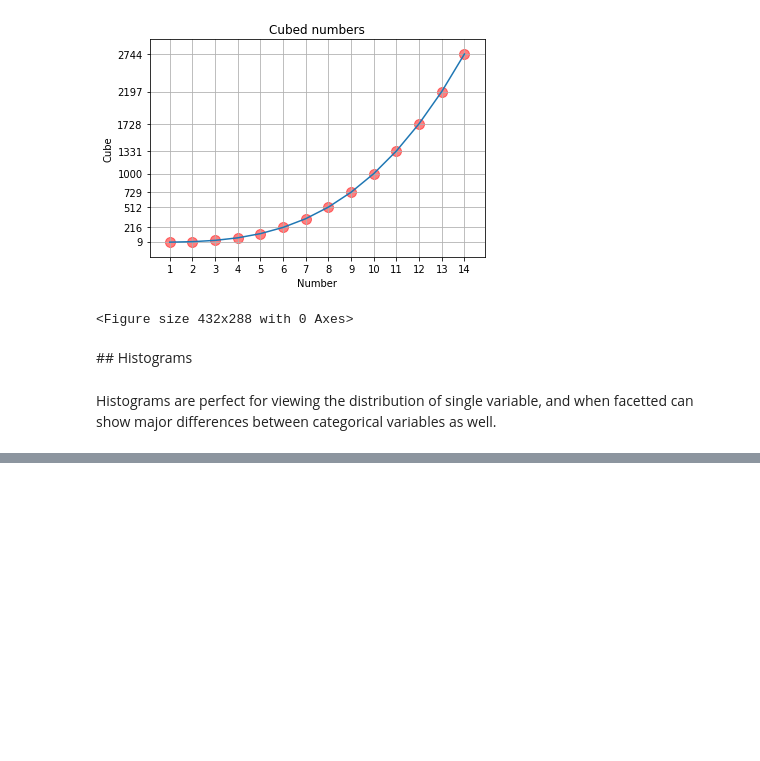
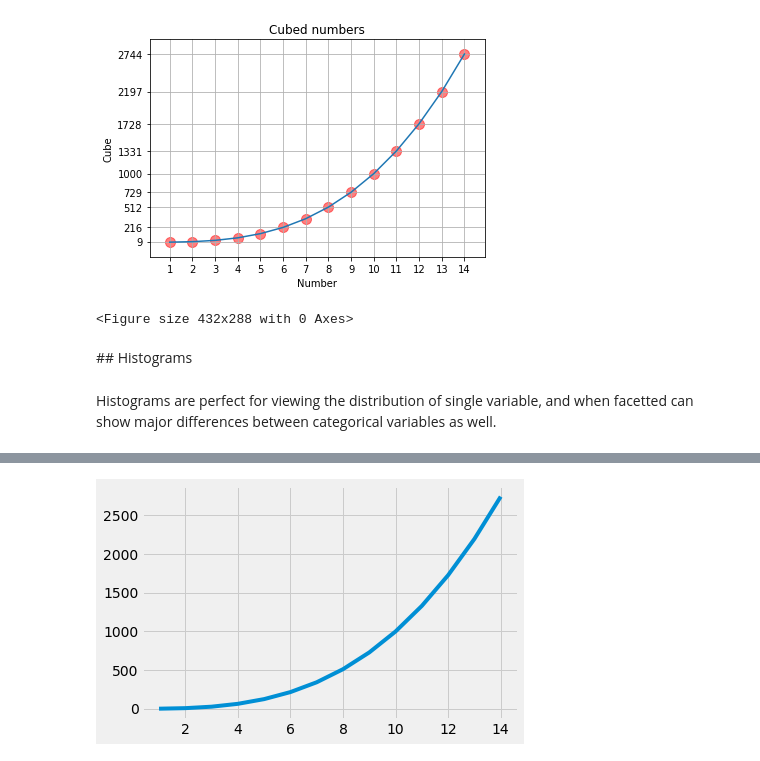
Before and after one commit to willcanniford/python-notes, a Jupyter notebook: visualisation/matplotlib.ipynb, the cells around one changed output, grey strips where cells are left out. Cells and saved outputs as stored; diff of their text form; code cells hidden in the pictures; blank space fills up the shorter version.

```diff
--- a/visualisation/matplotlib.ipynb
+++ b/visualisation/matplotlib.ipynb
@@ -60,0 +85,7 @@ plt.hist(x, bins = 10)
+# %%
+plt.style.use("fivethirtyeight")
+# %%
+plt.plot(x,y)
+plt.show()
+# %% [output]
+[figure, added]
```
Also changed, not shown: parts of 6 cells of this notebook.
